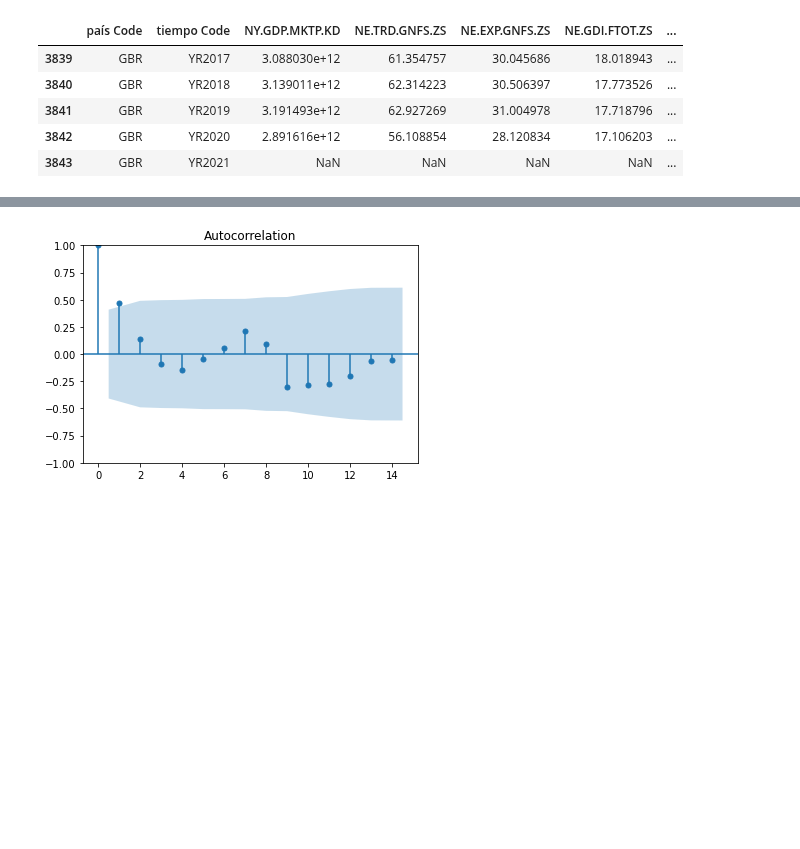
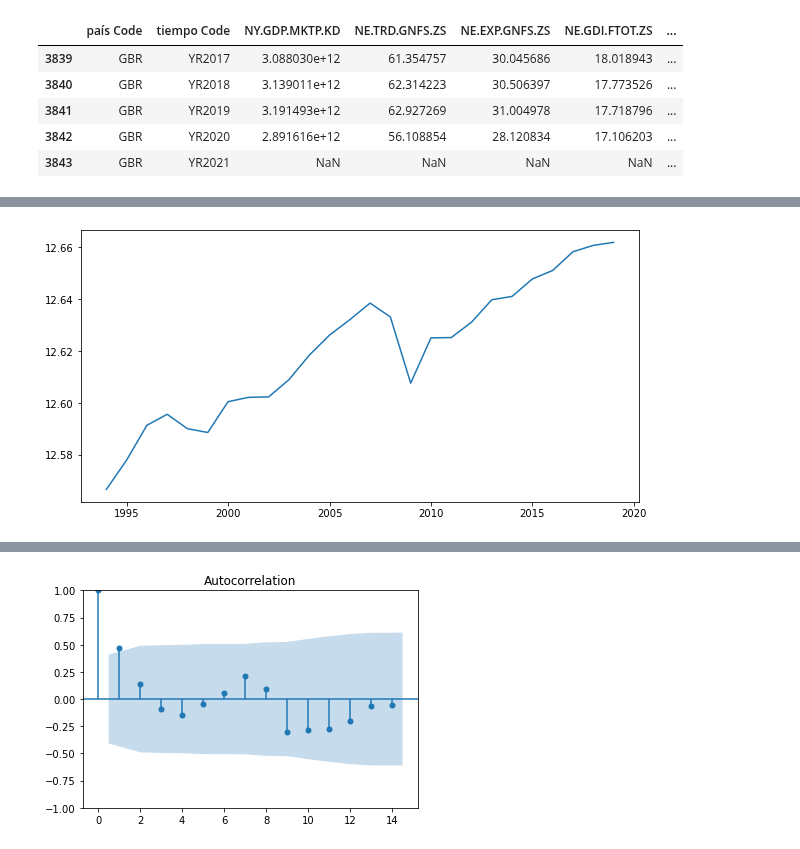
Before and after one commit to valegrei/gdp-growth-forecast, a Jupyter notebook: gdp_growth_forecasting/analysis/data_analysis.ipynb, the cells around one changed output, grey strips where cells are left out. Drawn from its saved outputs; the diff is of its cells as text; code cells hidden in the pictures; blank space fills up the shorter version.

```diff
--- a/gdp_growth_forecasting/analysis/data_analysis.ipynb
+++ b/gdp_growth_forecasting/analysis/data_analysis.ipynb
@@ -201 +276,5 @@ memory usage: 224.7+ KB
+# %%
+graficar(df_wb[df_wb.iso=='JPN'],'rgdp')
+# %% [output]
+[figure, added]
 # %%
```
Also changed, not shown: parts of 15 cells of this notebook, 3 other files.
